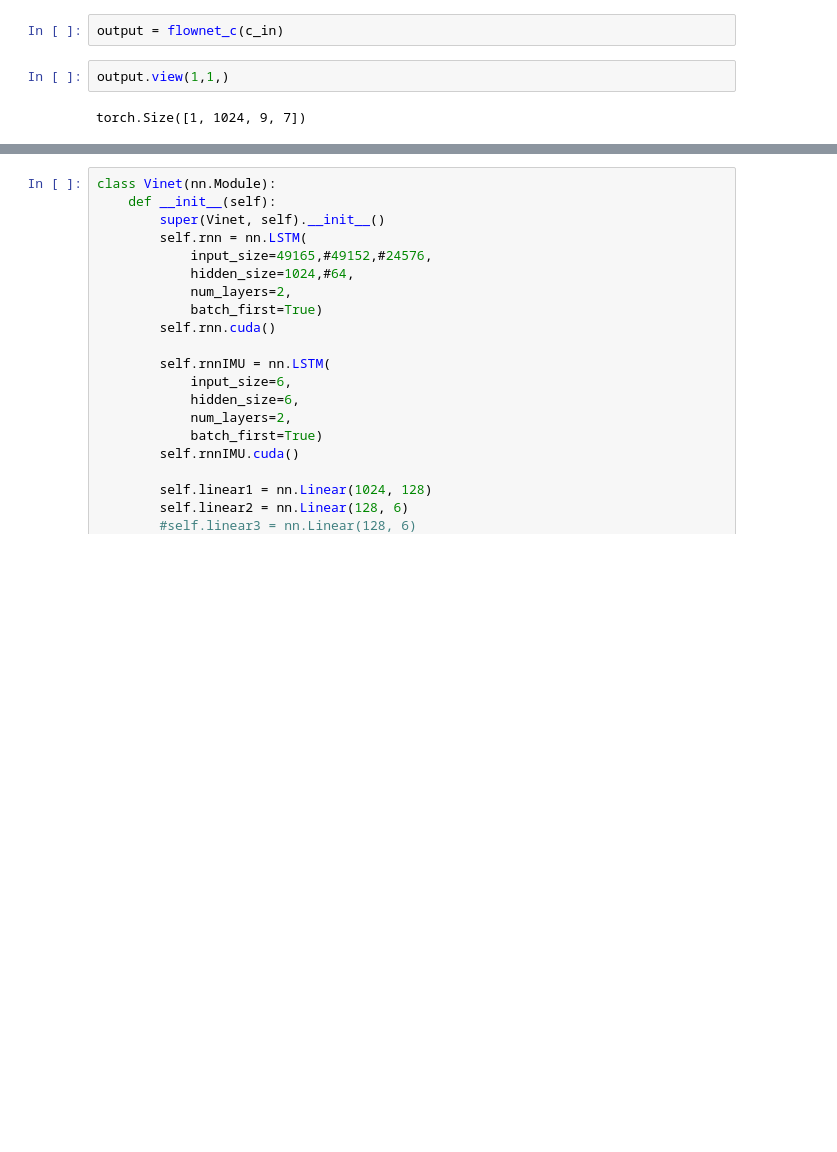
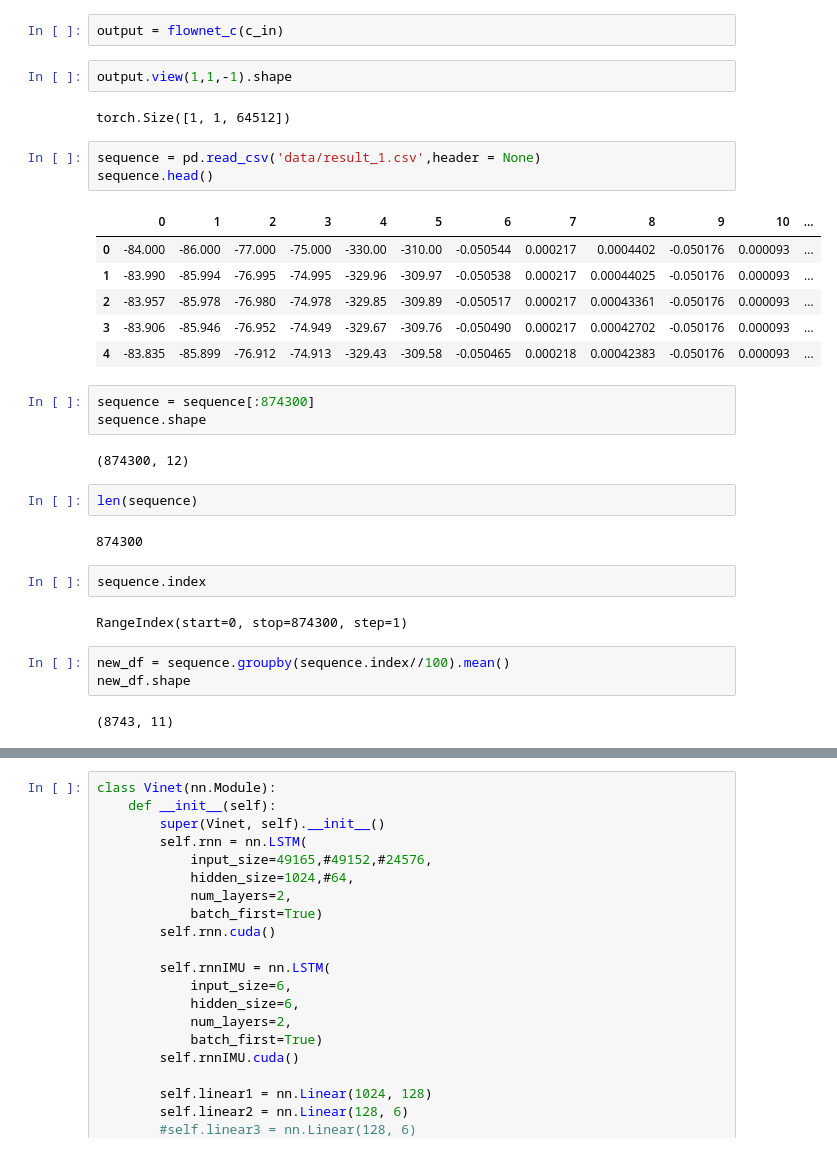
Before and after one commit to Sylar257/Surgical_robot_Visual_odometry, a Jupyter notebook: Surgical_visual_odometry.ipynb, the cells around one changed output, grey strips where cells are left out. Saved outputs shown, nothing was run; the diff lists cells and outputs as text; blank space fills up the shorter version.

Commit message:
working on lstm data

```diff
--- a/Surgical_visual_odometry.ipynb
+++ b/Surgical_visual_odometry.ipynb
@@ -206,6 +207,34 @@ flownet_c = FlowNetC.FlowNetC(batchNorm=False)
 # %%
 output = flownet_c(c_in)
 # %%
-output.view(1,1,)
+output.view(1,1,-1).shape
 # %% [output]
-torch.Size([1, 1024, 9, 7])
+torch.Size([1, 1, 64512])
+# %%
+sequence = pd.read_csv('data/result_1.csv',header = None)
+sequence.head()
+# %% [output]
+|  | 0 | 1 | 2 | 3 | 4 | 5 | 6 | 7 | 8 | 9 | 10 | ... |
+| 0 | -84.000 | -86.000 | -77.000 | -75.000 | -330.00 | -310.00 | -0.050544 | 0.000217 | 0.0004402 | -0.050176 | 0.000093 | ... |
+| 1 | -83.990 | -85.994 | -76.995 | -74.995 | -329.96 | -309.97 | -0.050538 | 0.000217 | 0.00044025 | -0.050176 | 0.000093 | ... |
+| 2 | -83.957 | -85.978 | -76.980 | -74.978 | -329.85 | -309.89 | -0.050517 | 0.000217 | 0.00043361 | -0.050176 | 0.000093 | ... |
+| 3 | -83.906 | -85.946 | -76.952 | -74.949 | -329.67 | -309.76 | -0.050490 | 0.000217 | 0.00042702 | -0.050176 | 0.000093 | ... |
+| 4 | -83.835 | -85.899 | -76.912 | -74.913 | -329.43 | -309.58 | -0.050465 | 0.000218 | 0.00042383 | -0.050176 | 0.000093 | ... |
+# %%
+sequence = sequence[:874300]
+sequence.shape
+# %% [output]
+(874300, 12)
+# %%
+len(sequence)
+# %% [output]
+874300
+# %%
+sequence.index
+# %% [output]
+RangeIndex(start=0, stop=874300, step=1)
+# %%
+new_df = sequence.groupby(sequence.index//100).mean()
+new_df.shape
+# %% [output]
+(8743, 11)
```
Also changed, not shown: parts of 3 cells of this notebook.
